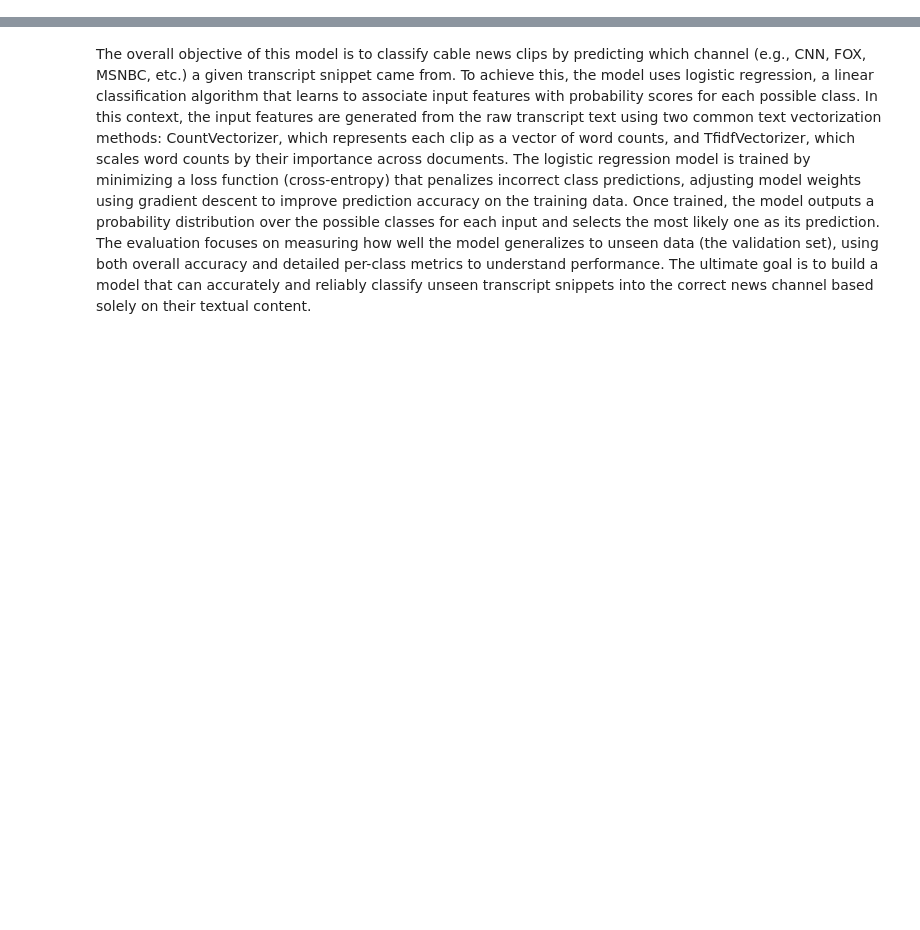
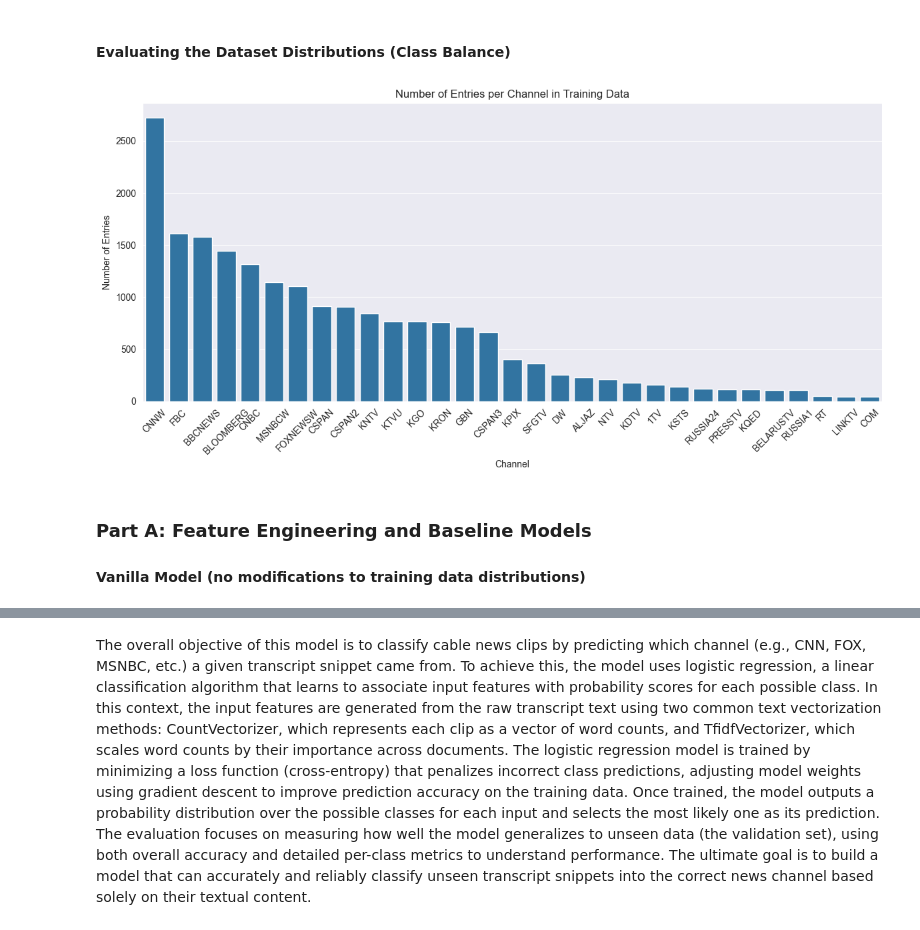
Before and after one commit to chancenlaw/CS181-Practical, a Jupyter notebook: practical/practical.ipynb, the cells around one changed output, grey strips where cells are left out. Cells and saved outputs as stored; diff of their text form; code cells hidden in the pictures; blank space fills up the shorter version.

Commit message:
Add class balance exploration components

```diff
--- a/practical/practical.ipynb
+++ b/practical/practical.ipynb
@@ -10,4 +13,26 @@ from sklearn.preprocessing import LabelEncoder
 # Load the training and validation datasets
 train = pd.read_csv('data/train.csv')  # Training data
 val = pd.read_csv('data/val.csv')      # Validation data
+# %% [markdown]
+#### Evaluating the Dataset Distributions (Class Balance)
+# %%
+# Count the number of entries for each channel
+channel_counts = train['channel'].value_counts()
+
+# Set seaborn style
+sns.set_style("darkgrid")
+
+# Create the bar chart
+plt.figure(figsize=(12, 6))
+sns.barplot(x=channel_counts.index, y=channel_counts.values)
+plt.title('Number of Entries per Channel in Training Data')
+plt.xlabel('Channel')
+plt.ylabel('Number of Entries')
+plt.xticks(rotation=45)
+plt.tight_layout()
+# %% [output]
+[figure, added]
+# %% [markdown]
+### Part A: Feature Engineering and Baseline Models
+#### Vanilla Model (no modifications to training data distributions)
 # %%
```
Also changed, not shown: parts of 7 cells of this notebook, 1 other file.
